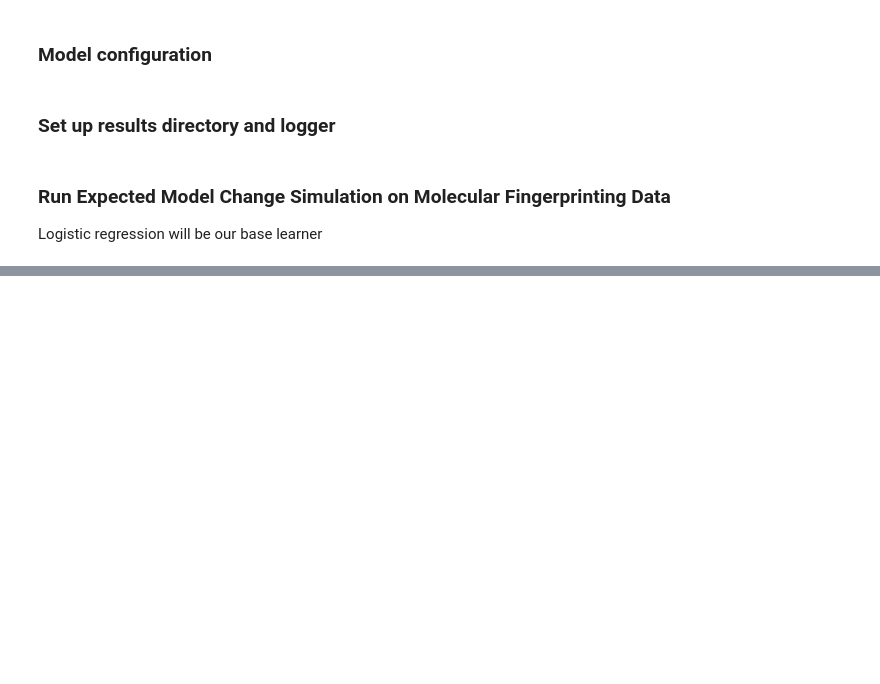
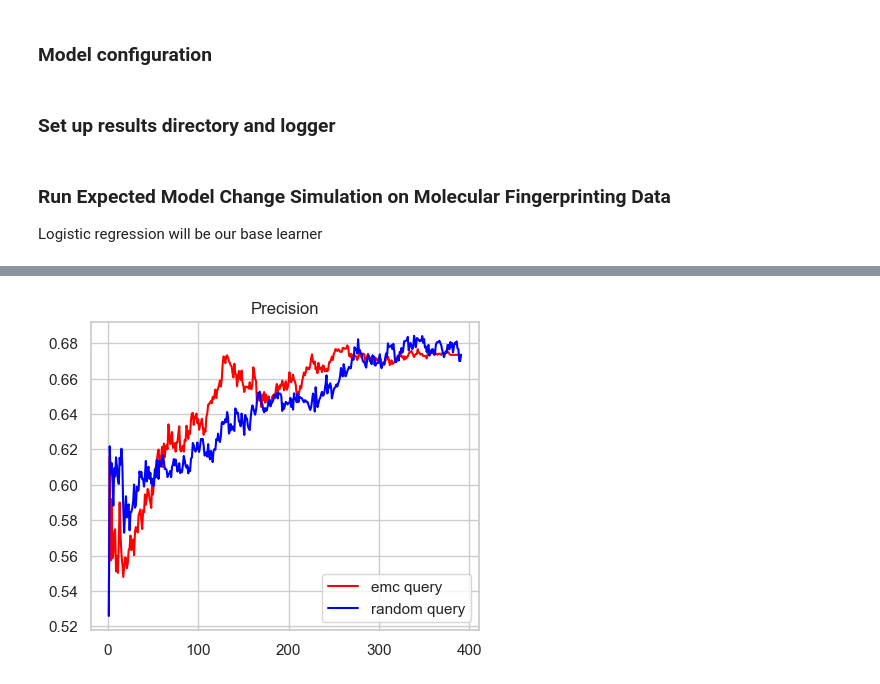
Before and after one commit to iland24/expected_model_change_binary_classification, a Jupyter notebook: expected_model_change_drug_data.ipynb, the cells around one changed output, grey strips where cells are left out. Cells and saved outputs as stored; diff of their text form; code cells hidden in the pictures; blank space fills up the shorter version.

```diff
--- a/expected_model_change_drug_data.ipynb
+++ b/expected_model_change_drug_data.ipynb
@@ -299,8 +336,10 @@ plt.show()
 # %%
-plt.figure(figsize=(10,6))
+plt.figure(figsize=(5,4))
 emc.plot_metrics(n_sim_precision_ls, n_updates, plot_separate_sim=False, color='red', label='emc query')
 emc.plot_metrics(n_sim_precision_random_ls, n_updates, plot_separate_sim=False, color='blue', label='random query')
 plt.title('Precision')
 plt.gca().yaxis.set_major_formatter(StrMethodFormatter('{x:,.2f}'))
 plt.show()
+# %% [output]
+[figure, added]
 # %%
```
Also changed, not shown: parts of 26 cells of this notebook, 8 other files.
